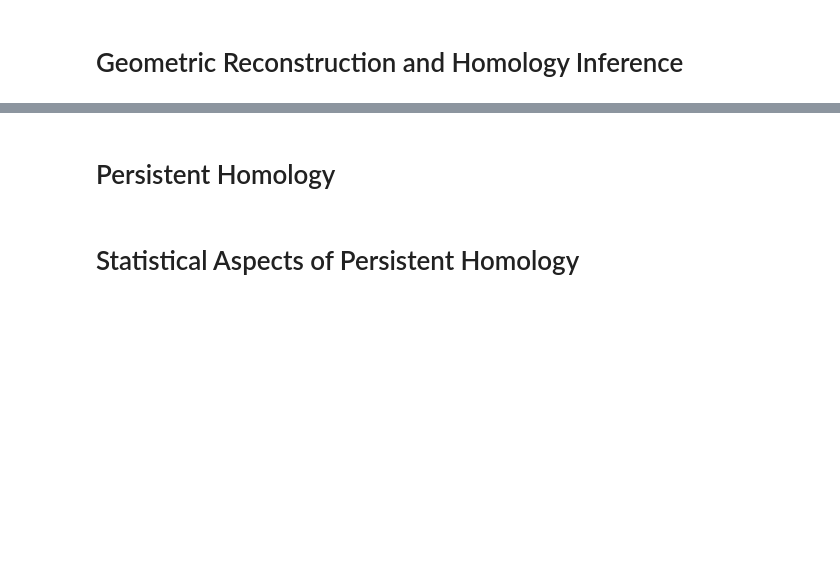
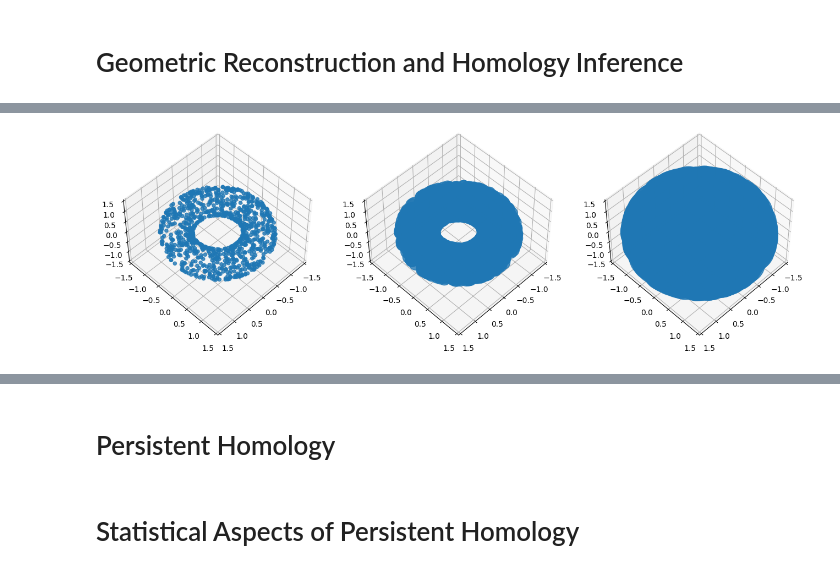
Before and after one commit to florandefossez/TDA_project, a Jupyter notebook: report.ipynb, the cells around one changed output, grey strips where cells are left out. Drawn from its saved outputs; the diff is of its cells as text; code cells hidden in the pictures; blank space fills up the shorter version.

```diff
--- a/report.ipynb
+++ b/report.ipynb
@@ -141,0 +152,16 @@ Il est possible de visualiser ce complexe dans un navigateur avec le fichier out
+# %%
+points = utils.torus(1000,1,0.4)
+
+fig = plt.figure(figsize=plt.figaspect(0.3))
+r = [20,300,3000]
+for i in range(1,4):
+    ax = fig.add_subplot(1, 3, i, projection='3d')
+    ax.scatter3D(points[:,0], points[:,1], points[:,2],alpha=0.8,s=r[i-1])
+    ax.view_init(elev=50, azim=45)
+    ax.set_xlim(-1.5, 1.5)
+    ax.set_ylim(-1.5, 1.5)
+    ax.set_zlim(-1.5, 1.5)
+
+plt.show()
+# %% [output]
+[figure, added]
```
Also changed, not shown: parts of 6 cells of this notebook.
